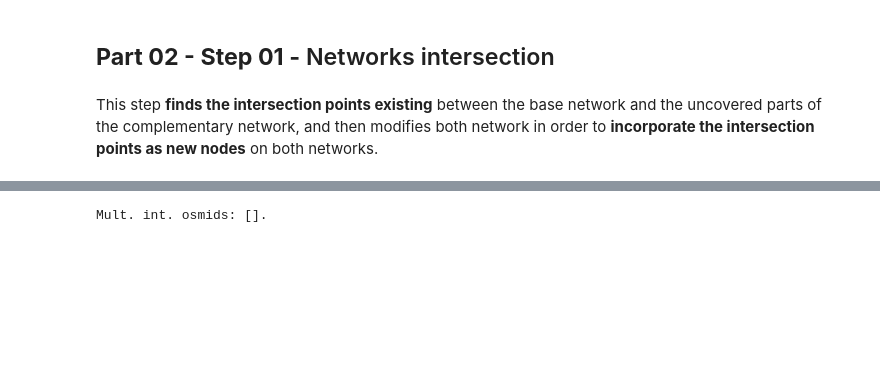
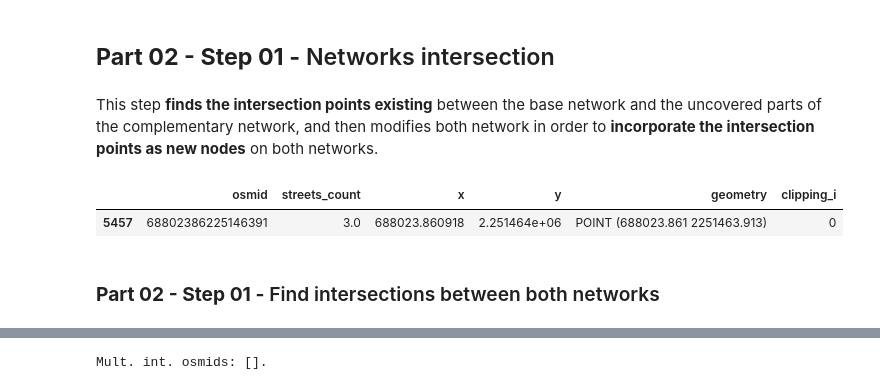
Before and after one commit to Observatorio-Ciudades/vref_walkability_index, a Jupyter notebook: notebooks/01_PL_04_Combine_networks.ipynb, the cells around one changed output, grey strips where cells are left out. Saved outputs shown, nothing was run; the diff lists cells and outputs as text; code cells hidden in the pictures; blank space fills up the shorter version.

Commit message:
Guadalajara combine networks before consolidation WIP04

```diff
--- a/notebooks/01_PL_04_Combine_networks.ipynb
+++ b/notebooks/01_PL_04_Combine_networks.ipynb
@@ -2818,3 +2908,8 @@ This step __finds the intersection points existing__ between the base network an
+# %%
+complementary_uncovered_nodes_clean.loc[complementary_uncovered_nodes_clean.osmid==68802386225146391]
+# %% [output]
+|  | osmid | streets_count | x | y | geometry | clipping_i |
+| 5457 | 68802386225146391 | 3.0 | 688023.860918 | 2.251464e+06 | POINT (688023.861 2251463.913) | 0 |
 # %%
 load_previous_step = False
 if load_previous_step:
@@ -2823,6 +2918,8 @@ if load_previous_step:
     complementary_uncovered_nodes = gpd.read_file(output_dir + "part01_step02_identifyuncovered/complementary_uncovered_nodes.gpkg")
     complementary_uncovered_edges = gpd.read_file(output_dir + "part01_step02_identifyuncovered/complementary_uncovered_edges.gpkg")
     contact_nodes = gpd.read_file(output_dir + "part01_step02_identifyuncovered/contact_nodes.gpkg")
+# %% [markdown]
+### __Part 02 - Step 01 -__ Find intersections between both networks
 # %%
 ##### Time
 time_1 = time.time()
```
Also changed, not shown: parts of 76 cells of this notebook.
